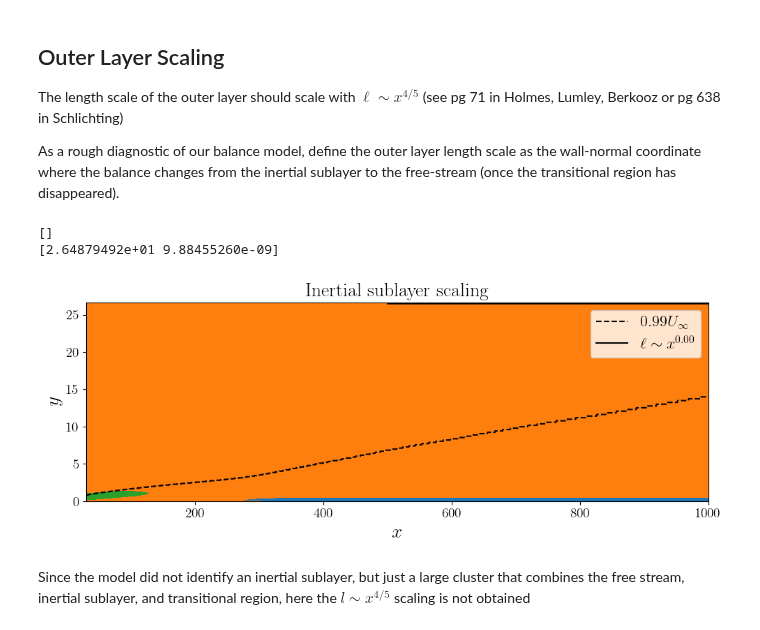
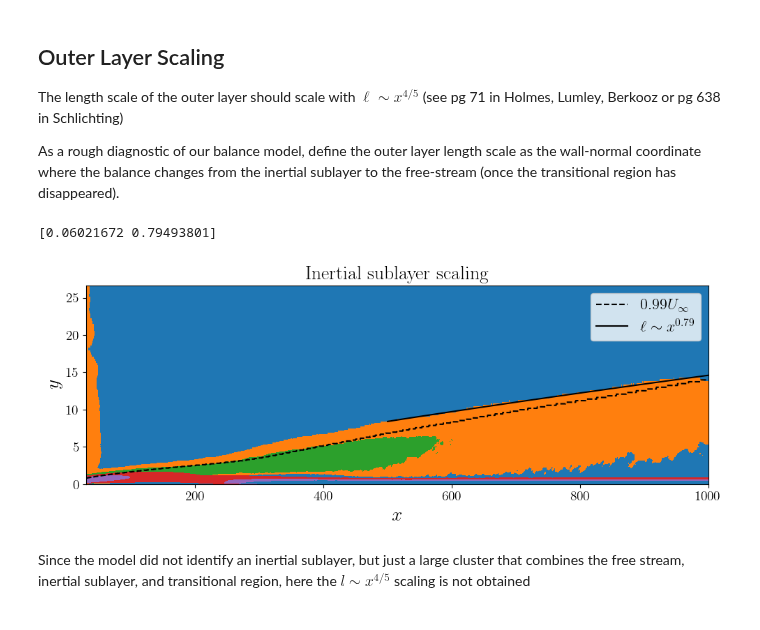
Before and after one commit to tbreitburd/Learning-Dominant-Physical-Processes-using-Unsupervised-Learning-Techniques-, a Jupyter notebook: Notebooks/K_Means_BL.ipynb, the cells around one changed output. Saved outputs shown, nothing was run; the diff lists cells and outputs as text; code cells hidden in the pictures.

```diff
--- a/Notebooks/K_Means_BL.ipynb
+++ b/Notebooks/K_Means_BL.ipynb
@@ -112,7 +112,7 @@ Again, a standard K-Means algorithm is used here, with setting the number of clu
 # Train K-means model
 
 # Fit K-Means model
-nc = 6  # Number of clusters
+nc = 14  # Number of clusters
 seed = 75016
 model = KMeans(n_clusters=nc, n_init=10, random_state=seed)
 
@@ -195,7 +205,7 @@ pf.plot_spca_residuals(alphas, err, "BL/KMeans_spca_residuals.png")
 # %%
 # Get the active terms for each cluster for optimal alpha
 
-alpha_opt = 10  # Optimal alpha value
+alpha_opt = 8  # Optimal alpha value
 
 spca_model = np.zeros([nc, nfeatures])  # Store the active terms for each cluster
 
@@ -210,5 +220,7 @@ for i in range(nc):
     if len(active_terms) > 0:
         spca_model[i, active_terms] = 1  # Set the active terms to 1
 
-pf.plot_balance_models(spca_model, labels, False, "BL/KMeans_active_terms.png")
+pf.plot_balance_models(
+    spca_model, labels, False, f"BL/KMeans_active_terms_{nc}_{alpha_opt}"
+)
 # %% [output]
@@ -261,8 +285,12 @@ As a rough diagnostic of our balance model, define the outer layer length scale
 u_map = np.reshape(u_bar, (ny, nx), order="F")
 
 # Find which cluster is the inertial sublayer.
-inert_sub_idx = np.where(np.all(balance_models == [1, 0, 0, 0, 1, 0], axis=1))[0]
-print(inert_sub_idx)
+if nc == 14 and alpha_opt == 8:
+    inert_sub_idx = [0]
+else:
+    print(
+        "You must identify the inertial sublayer cluster manually from the balance models."
+    )
 
 # Define some variables
 x_min = 110  # Where inertial balance begins
@@ -283,37 +311,36 @@ for i in range(len(x_idx)):
 # Next, find the 99% of free stream velocity line
 delta = np.zeros(len(x))
 # Loop until velocity falls past 99% freestream
 for i in range(len(x)):
     j = 0
     while u_map[j, i] < 0.99:
         j += 1
     delta[i] = y[j - 1]
 
 # Fit inertial balance to power law
 power_law = lambda x, a, b: a * x**b
 
 x_to_fit = x_layer > x_turb  # End of transitional region
 p_gmm, cov = curve_fit(power_law, x_layer[x_to_fit], y_gmm[x_to_fit])
 gmm_fit = power_law(x_layer, *p_gmm)
 print(p_gmm)
 
 
 # Plot the inertial sublayer scaling
 pf.plot_sublayer_scaling(
     x,
     y,
     balancemap,
     delta,
     x_layer,
     gmm_fit,
     p_gmm,
     x_to_fit,
-    "BL/KMeans_sublayer_scaling.png",
+    f"BL/KMeans_sublayer_scaling_{nc}_{alpha_opt}",
 )
 # %% [output]
-[]
-[2.64879492e+01 9.88455260e-09]
+[0.06021672 0.79493801]
-[figure, old version]
+[figure, new version]
 # %% [markdown]
 Since the model did not identify an inertial sublayer, but just a large cluster that combines the free stream, inertial sublayer, and transitional region, here the $l \sim x^{4/5}$ scaling is not obtained
 # %% [markdown]
```
Also changed, not shown: parts of 13 cells of this notebook, 1 other file.
